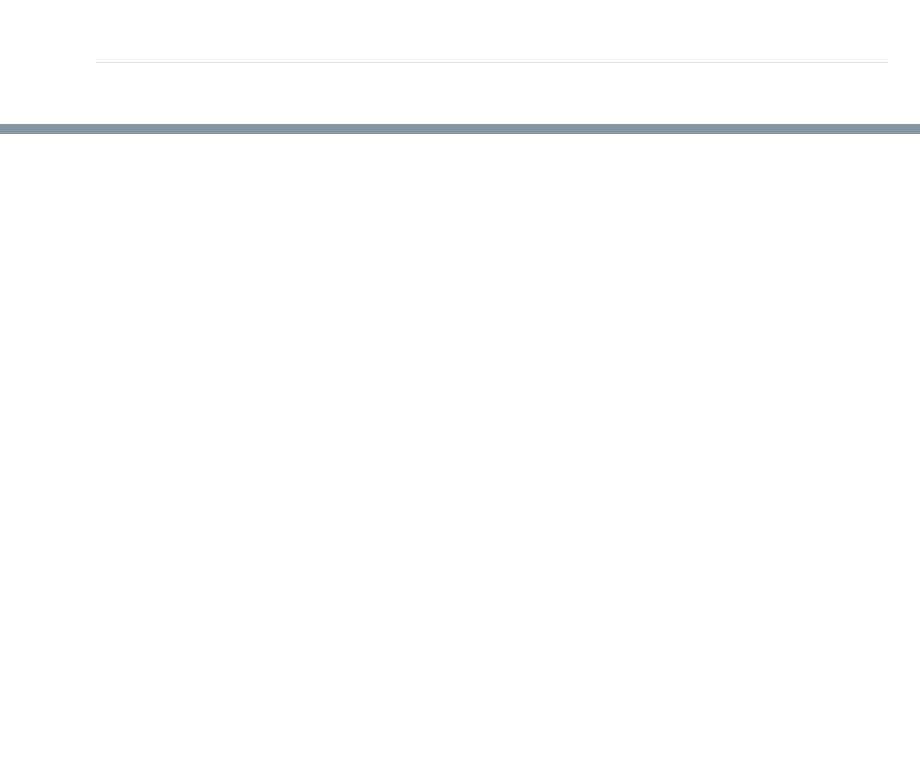
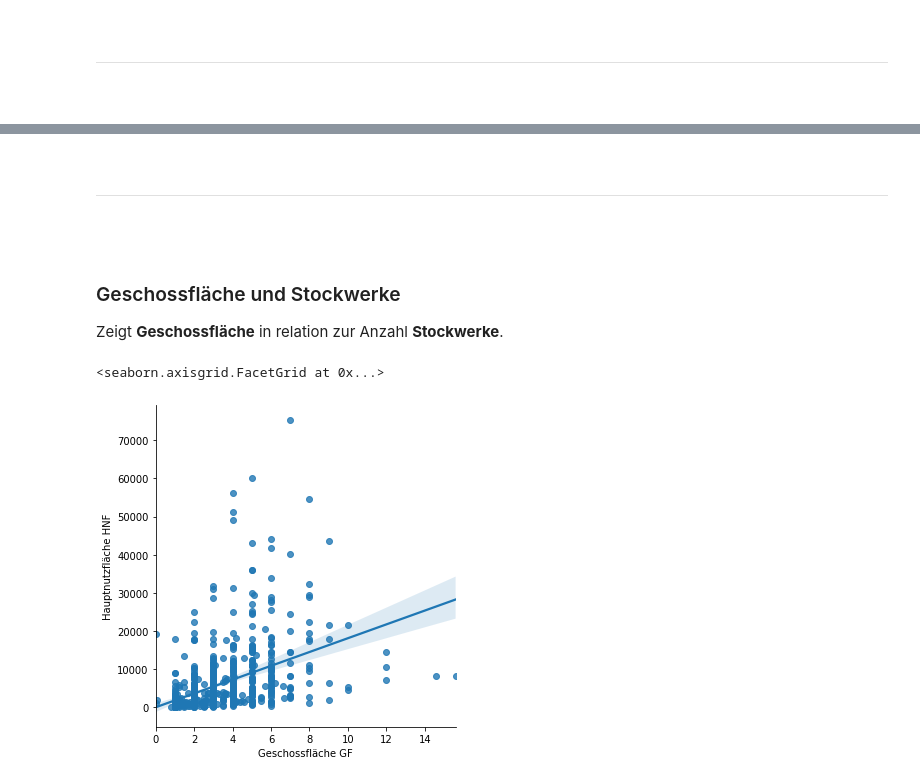
Before and after one commit to FHNW-RW/ip5-metriken-bauwesen, a Jupyter notebook: src/dataset.ipynb, the cells around one changed output, grey strips where cells are left out. Cells and saved outputs as stored; diff of their text form; code cells hidden in the pictures; blank space fills up the shorter version.

```diff
--- a/src/dataset.ipynb
+++ b/src/dataset.ipynb
@@ -91,0 +111,20 @@ gf.legend.set_title('Bau Typ')
+# %% [markdown]
+<br>
+
+---
+
+<br>
+# %% [markdown]
+### Geschossfläche und Stockwerke
+Zeigt **Geschossfläche** in relation zur Anzahl **Stockwerke**.
+# %%
+gf = sns.lmplot(
+    data=df,
+    x=im.FIELD_NUM_FLOORS_OVERGROUND, y=im.FIELD_AREA_TOTAL_FLOOR_416,
+    # hue=im.FIELD_USAGE_CLUSTER
+)
+
+gf.set(xlabel='Geschossfläche GF', ylabel='Hauptnutzfläche HNF')
+# %% [output]
+<seaborn.axisgrid.FacetGrid at 0x...>
+[figure, added]
```
Also changed, not shown: parts of 13 cells of this notebook, 1 other file.
